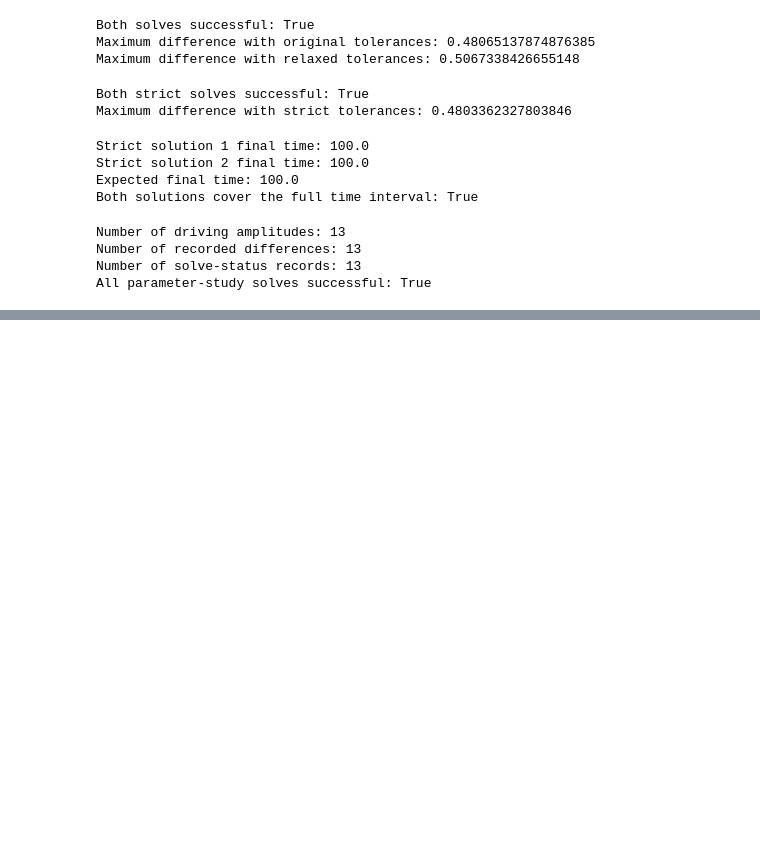
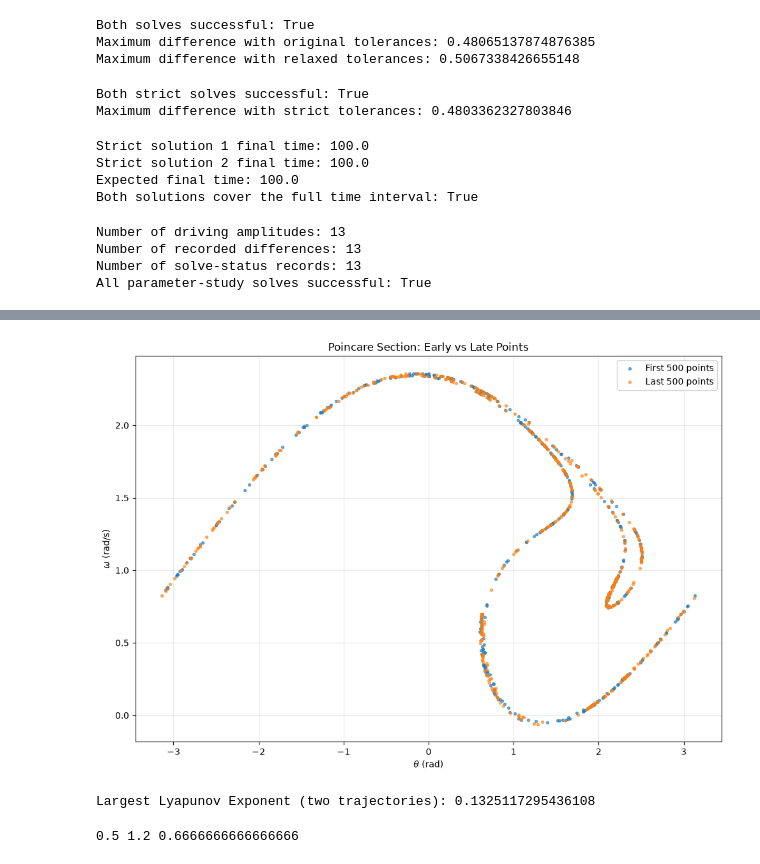
Before and after one commit to AbolfazlAmiri1998/nonlinear-driven-pendulum, a Jupyter notebook: nonlinear_driven_pendulum.ipynb, the cells around one changed output, grey strips where cells are left out. Drawn from its saved outputs; the diff is of its cells as text; code cells hidden in the pictures; blank space fills up the shorter version.

Commit message:
Add chaos analysis and Lyapunov exponent estimation

```diff
--- a/nonlinear_driven_pendulum.ipynb
+++ b/nonlinear_driven_pendulum.ipynb
@@ -398,0 +663,29 @@ All parameter-study solves successful: True
+# %%
+plt.figure(figsize=(10, 7))
+
+plt.scatter(
+    theta_wrapped[:500],
+    omega_poincare[:500],
+    s=8,
+    alpha=0.6,
+    label="First 500 points"
+)
+
+plt.scatter(
+    theta_wrapped[-500:],
+    omega_poincare[-500:],
+    s=8,
+    alpha=0.6,
+    label="Last 500 points"
+)
+
+plt.xlabel(r'$\theta$ (rad)')
+plt.ylabel(r'$\omega$ (rad/s)')
+plt.title('Poincare Section: Early vs Late Points')
+
+plt.legend()
+plt.grid(alpha=0.3)
+plt.tight_layout()
+plt.show()
+# %% [output]
+[figure, added]
@@ -398,0 +791,26 @@ All parameter-study solves successful: True
+# %%
+lyapunov_two = calculate_lyapunov_two_trajectories(
+    q=0.5,
+    F_D=1.2,
+    Omega_D=2/3,
+    initial_state=[0.2, 0.0],
+    delta_0=1e-8,
+    renorm_time=0.05,
+    transient_time=1000.0,
+    total_time=5000.0
+)
+
+print("Largest Lyapunov Exponent (two trajectories):", lyapunov_two)
+# %% [output]
+Largest Lyapunov Exponent (two trajectories): 0.1325117295436108
+# %%
+import numpy as np
+import matplotlib.pyplot as plt
+
+q = 0.5
+F_D = 1.2
+Omega_D = 2 / 3
+
+print(q, F_D, Omega_D)
+# %% [output]
+0.5 1.2 0.6666666666666666
```
Also changed, not shown: parts of 17 cells of this notebook, 1 other file.
